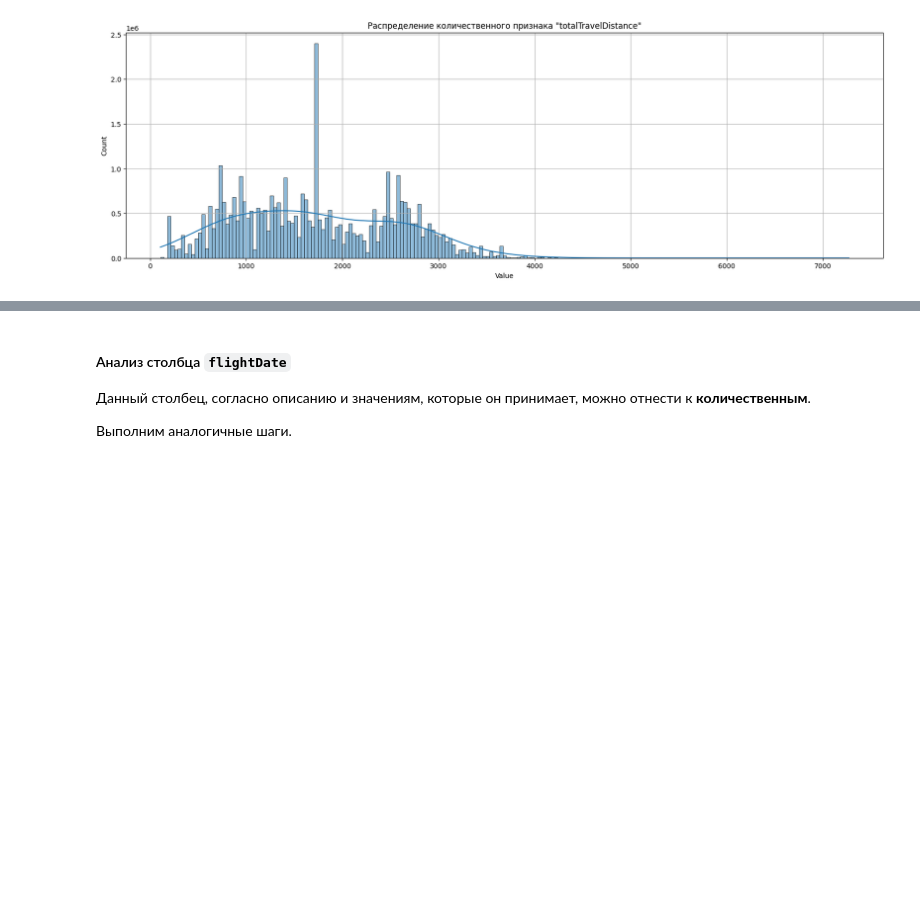
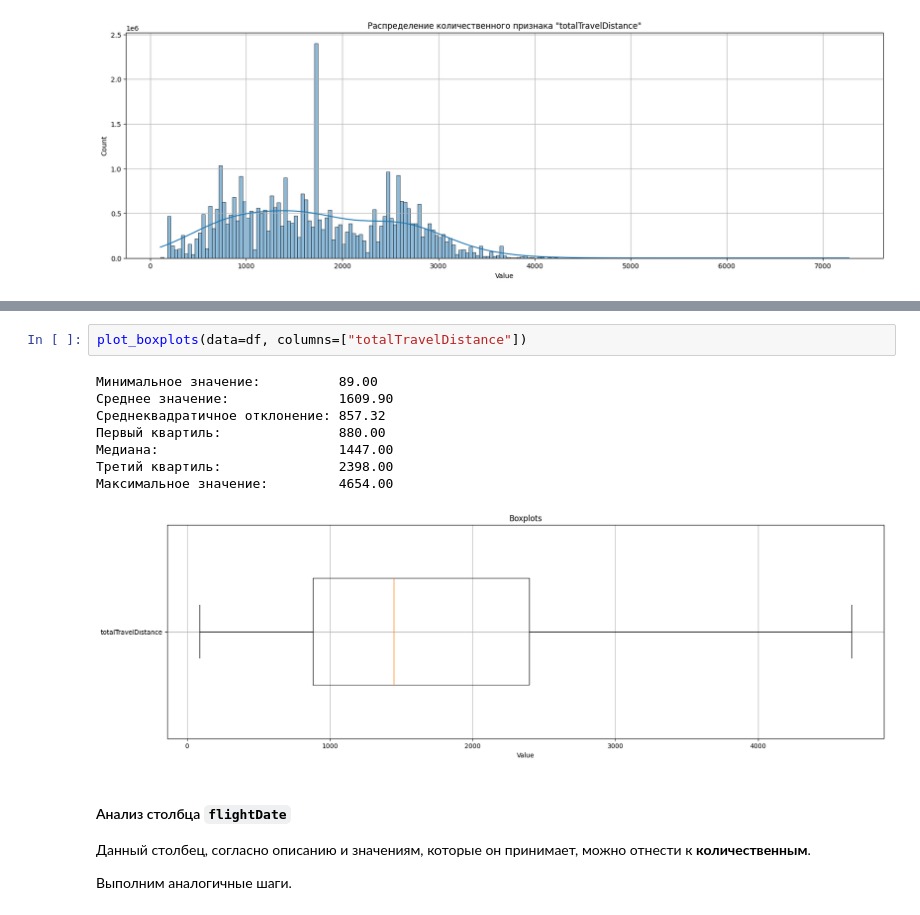
Before and after one commit to Nitro-12/SOBD_LAB1, a Jupyter notebook: 2_Exploratory_analysis.ipynb, the cells around one changed output, grey strips where cells are left out. Drawn from its saved outputs; the diff is of its cells as text; blank space fills up the shorter version.

```diff
--- a/2_Exploratory_analysis.ipynb
+++ b/2_Exploratory_analysis.ipynb
@@ -863,3 +956,14 @@ plot_quant_distribution(data=df_delete_nul, column="totalTravelDistance")
+# %%
+plot_boxplots(data=df, columns=["totalTravelDistance"])
+# %% [output]
+Минимальное значение:          89.00
+Среднее значение:              1609.90
+Среднеквадратичное отклонение: 857.32
+Первый квартиль:               880.00
+Медиана:                       1447.00
+Третий квартиль:               2398.00
+Максимальное значение:         4654.00
+[figure, added]
 # %% [markdown]
 #### Анализ столбца `flightDate`
 Данный столбец, согласно описанию и значениям, которые он принимает, можно отнести к **количественным**.
```
Also changed, not shown: parts of 30 cells of this notebook.
